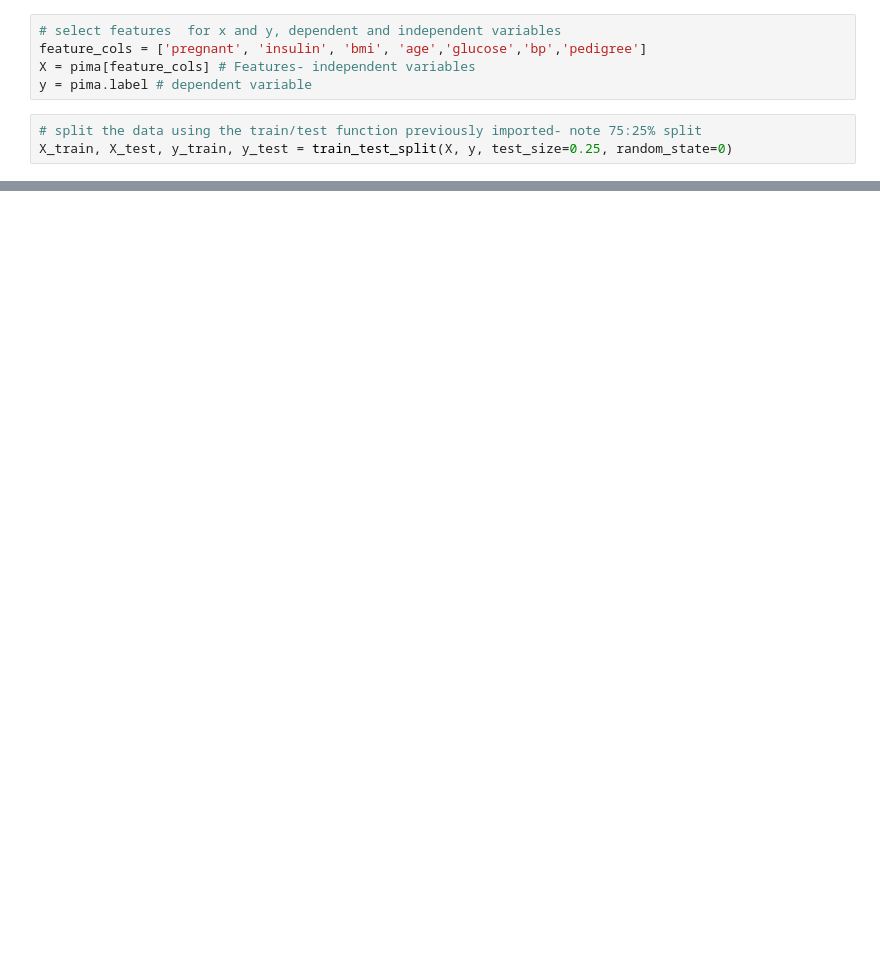
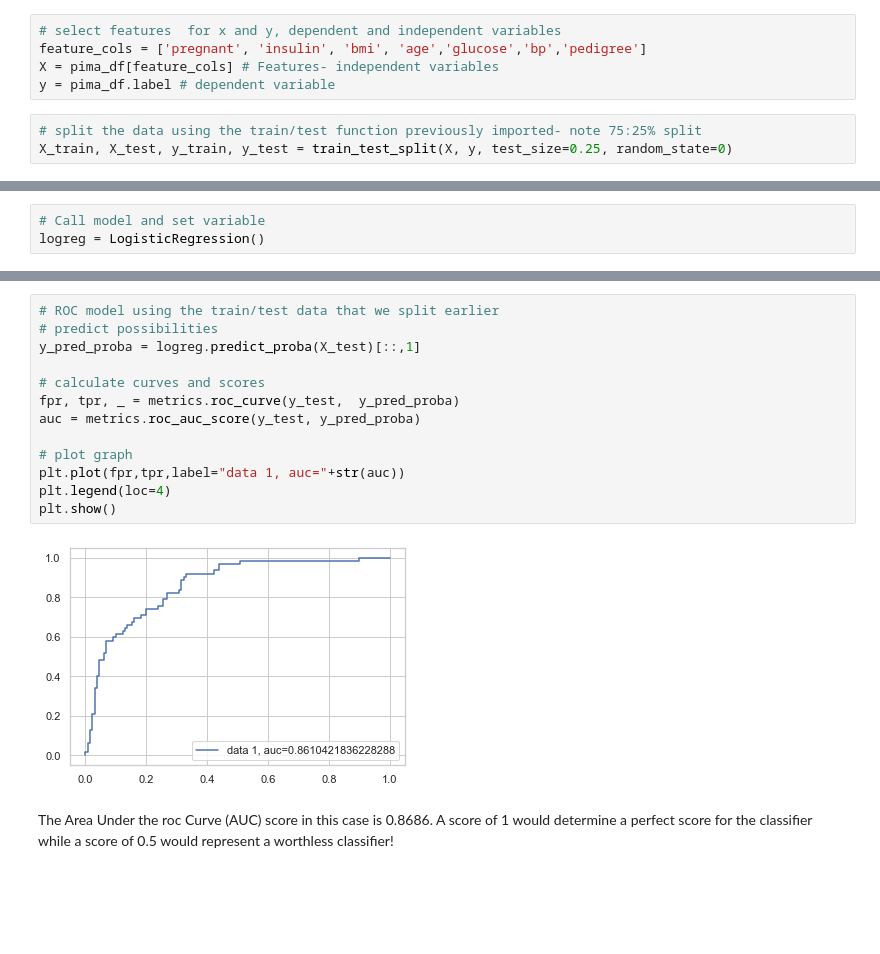
Before and after one commit to Deego88/MLS, a Jupyter notebook: Scikit-learn.ipynb, the cells around one changed output, grey strips where cells are left out. Saved outputs shown, nothing was run; the diff lists cells and outputs as text; blank space fills up the shorter version.

Commit message:
Add files via upload
Third Algo complete with Scikit-Learn (Log Regress)
assessment instructions added

```diff
--- a/Scikit-learn.ipynb
+++ b/Scikit-learn.ipynb
@@ -615,8 +653,8 @@ memory usage: 54.2+ KB
 # %%
 # select features  for x and y, dependent and independent variables
 feature_cols = ['pregnant', 'insulin', 'bmi', 'age','glucose','bp','pedigree']
-X = pima[feature_cols] # Features- independent variables
-y = pima.label # dependent variable
+X = pima_df[feature_cols] # Features- independent variables
+y = pima_df.label # dependent variable
 # %%
 # split the data using the train/test function previously imported- note 75:25% split
 X_train, X_test, y_train, y_test = train_test_split(X, y, test_size=0.25, random_state=0)
@@ -624,0 +661,3 @@ X_train, X_test, y_train, y_test = train_test_split(X, y, test_size=0.25, random
+# %%
+# Call model and set variable
+logreg = LogisticRegression()
@@ -625,3 +792,24 @@ X_train, X_test, y_train, y_test = train_test_split(X, y, test_size=0.25, random
+# %%
+# ROC model using the train/test data that we split earlier
+# predict possibilities
+y_pred_proba = logreg.predict_proba(X_test)[::,1]
+
+# calculate curves and scores
+fpr, tpr, _ = metrics.roc_curve(y_test,  y_pred_proba)
+auc = metrics.roc_auc_score(y_test, y_pred_proba)
+
+# plot graph
+plt.plot(fpr,tpr,label="data 1, auc="+str(auc))
+plt.legend(loc=4)
+plt.show()
+# %% [output]
+[figure, added]
+# %% [markdown]
+The  Area Under the roc Curve (AUC) score in this case is 0.8686. A score of 1 would determine a perfect score for the classifier while a score of 0.5 would represent a worthless classifier!
+# %% [markdown]
+<br>
+<br>
+<br>
 # %% [markdown]
 # References
 
```
Also changed, not shown: parts of 35 cells of this notebook, 1 other file.
